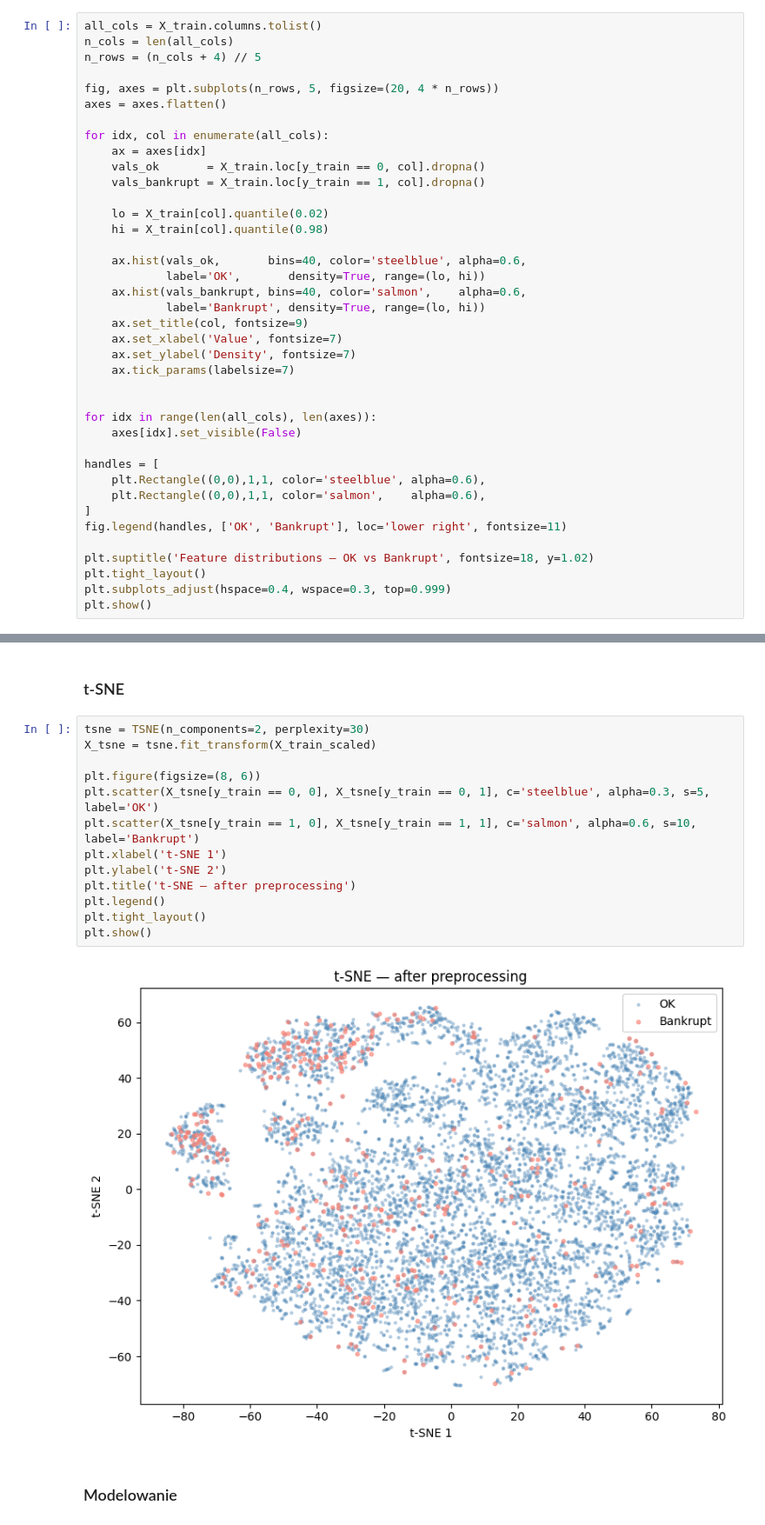
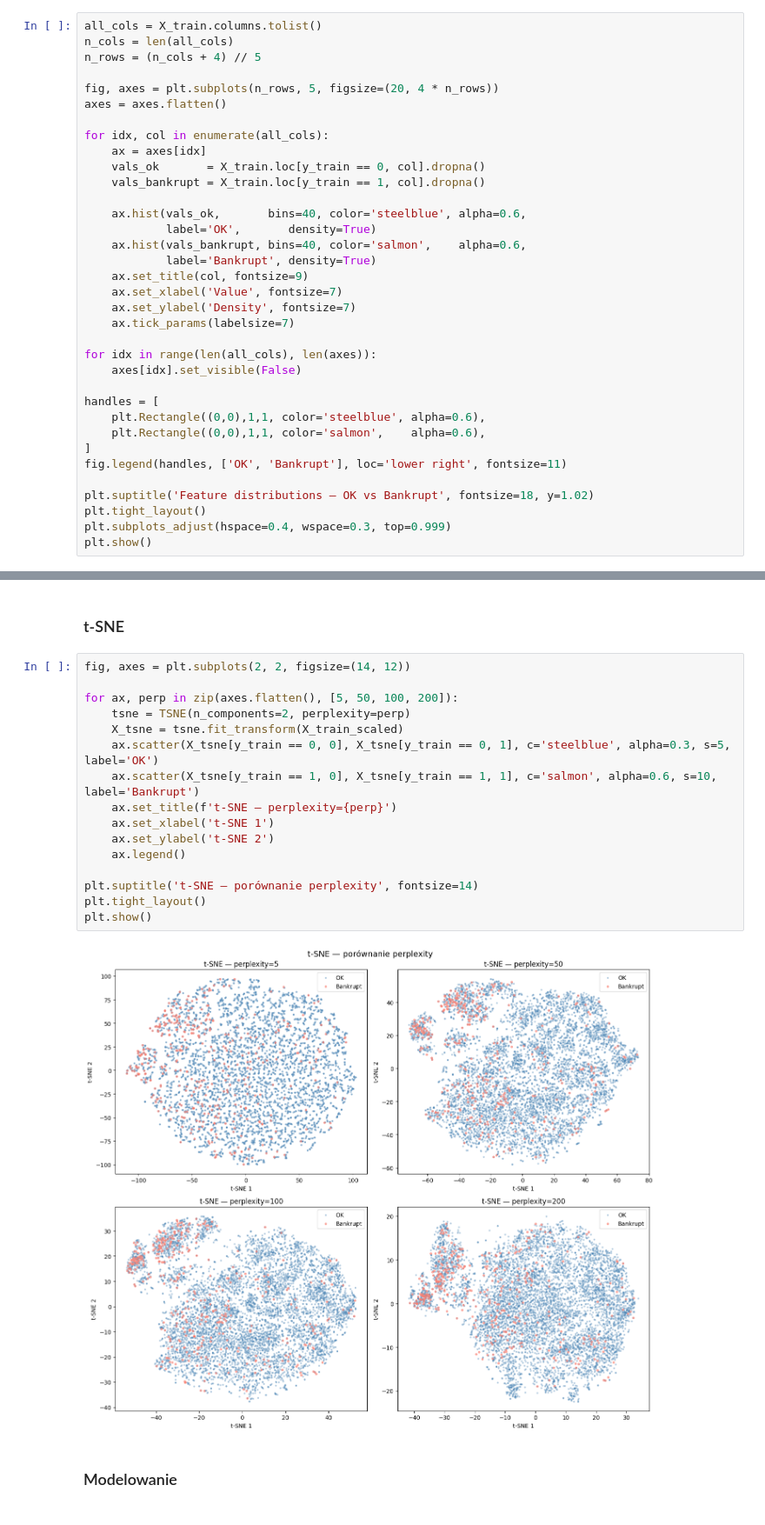
Before and after one commit to mikolaj-olesinski/Machine-Learning-PWR, a Jupyter notebook: lista1/lab1.ipynb, the cells around one changed output, grey strips where cells are left out. Shown at 87% size. Cells and saved outputs as stored; diff of their text form.

```diff
--- a/lista1/lab1.ipynb
+++ b/lista1/lab1.ipynb
@@ -515,18 +505,14 @@ for idx, col in enumerate(all_cols):
     vals_ok       = X_train.loc[y_train == 0, col].dropna()
     vals_bankrupt = X_train.loc[y_train == 1, col].dropna()
 
-    lo = X_train[col].quantile(0.02)
-    hi = X_train[col].quantile(0.98)
-
     ax.hist(vals_ok,       bins=40, color='steelblue', alpha=0.6,
-            label='OK',       density=True, range=(lo, hi))
+            label='OK',       density=True)
     ax.hist(vals_bankrupt, bins=40, color='salmon',    alpha=0.6,
-            label='Bankrupt', density=True, range=(lo, hi))
+            label='Bankrupt', density=True)
     ax.set_title(col, fontsize=9)
     ax.set_xlabel('Value', fontsize=7)
     ax.set_ylabel('Density', fontsize=7)
     ax.tick_params(labelsize=7)
-
 
 for idx in range(len(all_cols), len(axes)):
     axes[idx].set_visible(False)
@@ -620,19 +606,22 @@ plt.show()
 # %% [markdown]
 ### t-SNE
 # %%
-tsne = TSNE(n_components=2, perplexity=30)
-X_tsne = tsne.fit_transform(X_train_scaled)
+fig, axes = plt.subplots(2, 2, figsize=(14, 12))
 
-plt.figure(figsize=(8, 6))
-plt.scatter(X_tsne[y_train == 0, 0], X_tsne[y_train == 0, 1], c='steelblue', alpha=0.3, s=5, label='OK')
-plt.scatter(X_tsne[y_train == 1, 0], X_tsne[y_train == 1, 1], c='salmon', alpha=0.6, s=10, label='Bankrupt')
-plt.xlabel('t-SNE 1')
-plt.ylabel('t-SNE 2')
-plt.title('t-SNE — after preprocessing')
-plt.legend()
+for ax, perp in zip(axes.flatten(), [5, 50, 100, 200]):
+    tsne = TSNE(n_components=2, perplexity=perp)
+    X_tsne = tsne.fit_transform(X_train_scaled)
+    ax.scatter(X_tsne[y_train == 0, 0], X_tsne[y_train == 0, 1], c='steelblue', alpha=0.3, s=5, label='OK')
+    ax.scatter(X_tsne[y_train == 1, 0], X_tsne[y_train == 1, 1], c='salmon', alpha=0.6, s=10, label='Bankrupt')
+    ax.set_title(f't-SNE — perplexity={perp}')
+    ax.set_xlabel('t-SNE 1')
+    ax.set_ylabel('t-SNE 2')
+    ax.legend()
+
+plt.suptitle('t-SNE — porównanie perplexity', fontsize=14)
 plt.tight_layout()
 plt.show()
 # %% [output]
-[figure, old version]
+[figure, new version]
 # %% [markdown]
 ### Modelowanie
```
Also changed, not shown: parts of 18 cells of this notebook.
